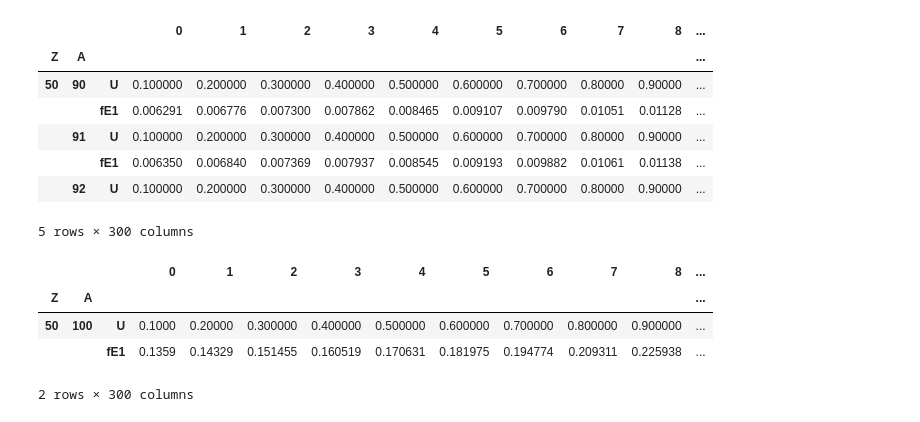
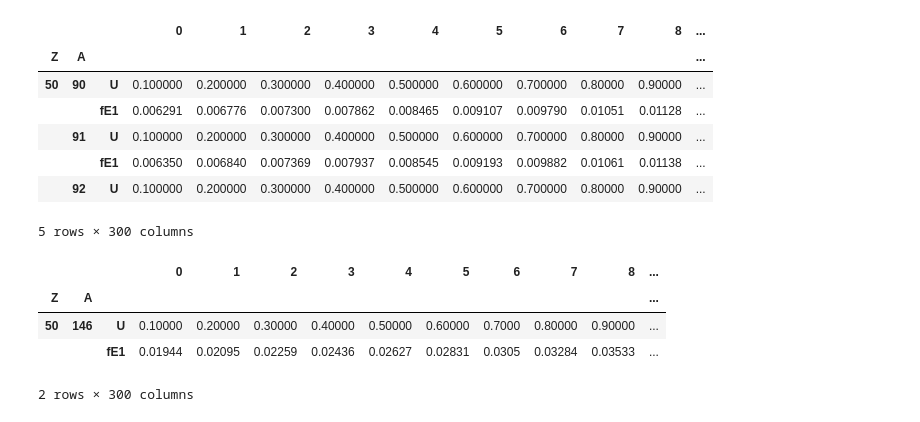
Before and after one commit to berceanu/random-phase-approximation, a Jupyter notebook: signac/src/temp/talys_to_pandas.ipynb, the cells around one changed output. Cells and saved outputs as stored; diff of their text form; code cells hidden in the pictures.

```diff
--- a/signac/src/temp/talys_to_pandas.ipynb
+++ b/signac/src/temp/talys_to_pandas.ipynb
@@ -189,11 +179,11 @@ df.head()
 |  |  | fE1 | 0.006350 | 0.006840 | 0.007369 | 0.007937 | 0.008545 | 0.009193 | 0.009882 | 0.01061 | 0.01138 | ... |
 |  | 92 | U | 0.100000 | 0.200000 | 0.300000 | 0.400000 | 0.500000 | 0.600000 | 0.700000 | 0.80000 | 0.90000 | ... |
 5 rows × 300 columns
-# %%
-lorvec_df
-# %% [output]
-|  |  |  | 0 | 1 | 2 | 3 | 4 | 5 | 6 | 7 | 8 | ... |
-| Z | A |  |  |  |  |  |  |  |  |  |  | ... |
-| 50 | 100 | U | 0.1000 | 0.20000 | 0.300000 | 0.400000 | 0.500000 | 0.600000 | 0.700000 | 0.800000 | 0.900000 | ... |
-|  |  | fE1 | 0.1359 | 0.14329 | 0.151455 | 0.160519 | 0.170631 | 0.181975 | 0.194774 | 0.209311 | 0.225938 | ... |
-2 rows × 300 columns
+# %%
+df.loc[(50, 146, ['U', 'fE1']), :]
+# %% [output]
+|  |  |  | 0 | 1 | 2 | 3 | 4 | 5 | 6 | 7 | 8 | ... |
+| Z | A |  |  |  |  |  |  |  |  |  |  | ... |
+| 50 | 146 | U | 0.10000 | 0.20000 | 0.30000 | 0.40000 | 0.50000 | 0.60000 | 0.7000 | 0.80000 | 0.90000 | ... |
+|  |  | fE1 | 0.01944 | 0.02095 | 0.02259 | 0.02436 | 0.02627 | 0.02831 | 0.0305 | 0.03284 | 0.03533 | ... |
+2 rows × 300 columns
```
Also changed, not shown: parts of 10 cells of this notebook, 1 other file.
